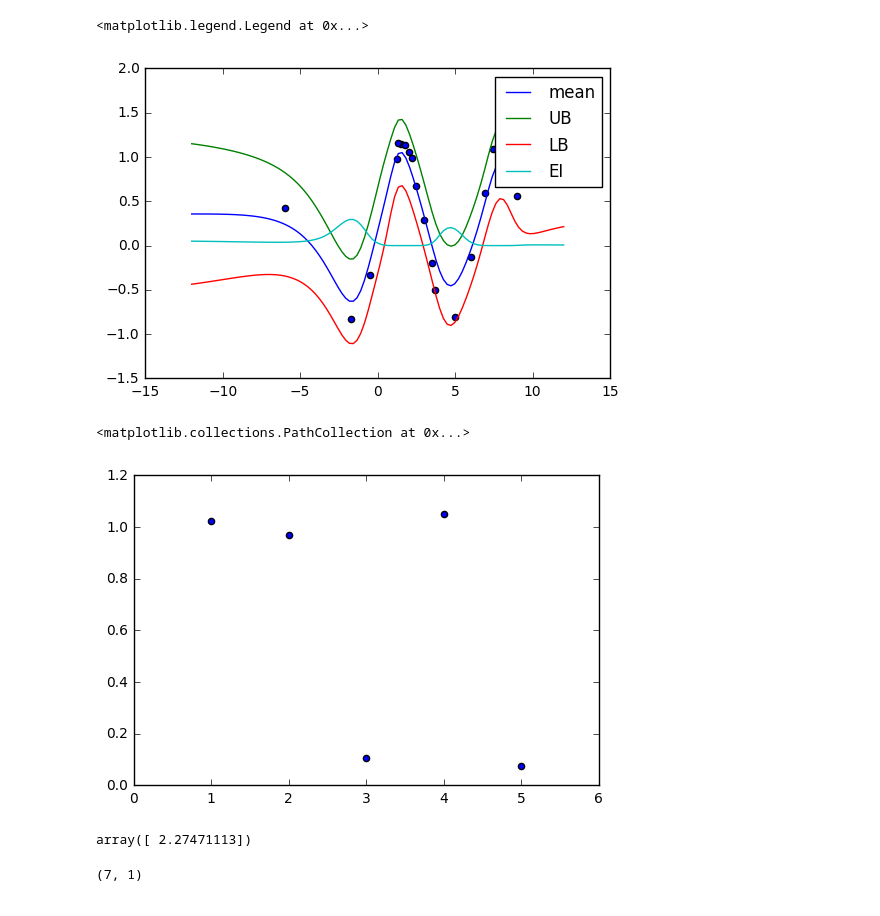
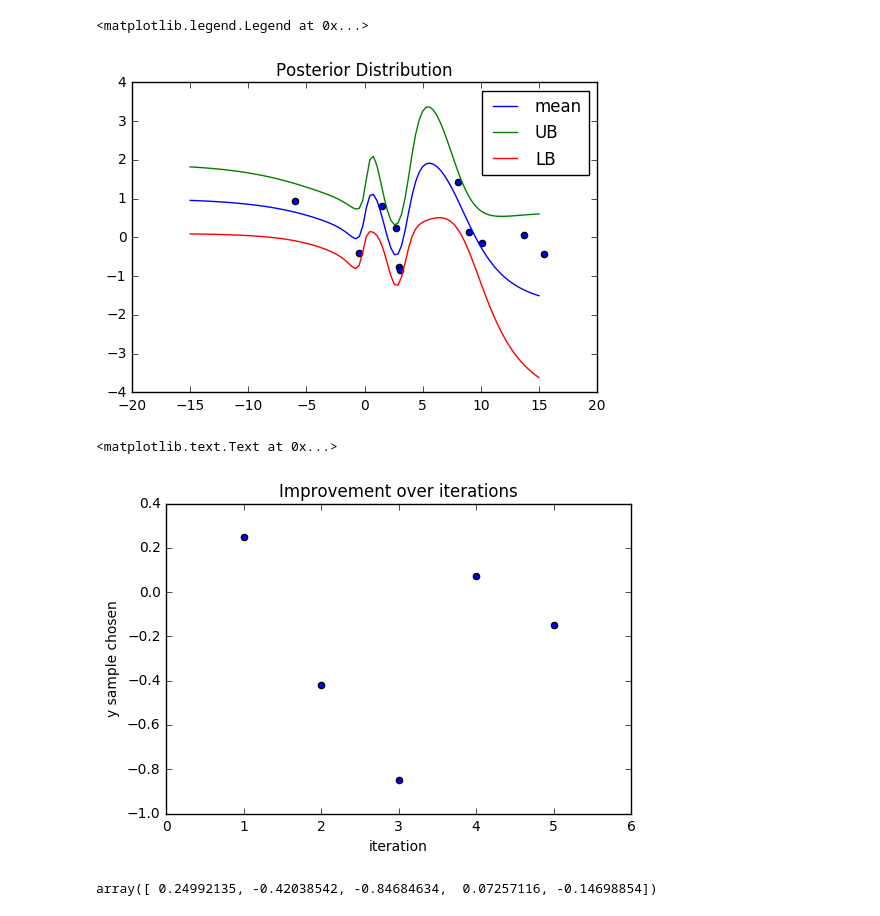
Before and after one commit to Anmol6/DNGO-BO, a Jupyter notebook: dngo.ipynb, the cells around one changed output. Drawn from its saved outputs; the diff is of its cells as text; code cells hidden in the pictures.

```diff
--- a/dngo.ipynb
+++ b/dngo.ipynb
@@ -71,7 +71,7 @@ class model():
 # %%
 def train(xin, out, x_train,y_train, n_epochs, sess):
 
-	Y_train = tf.placeholder(tf.float32, shape=[None,1], name="yyy")
+	Y_train = tf.placeholder(tf.float32, shape=[None,1], name="ytrain")
 	MSEloss = tf.reduce_mean(tf.square(Y_train-out))
 	train = tf.train.AdamOptimizer().minimize(MSEloss)
 	init_op = tf.initialize_all_variables()
@@ -192,11 +194,11 @@ class Bayesian():
 		return -1.0*self._sess.run(self._objective_acq)
 # %%
 def objective(x):
-	y =np.random.rand()/10.0 + np.sin(x)# + np.cos(3*x)
+	y =np.random.rand()/10.0 + np.sin(x) + np.cos(3*x)
 	return y
 
 #train data
-x_train = np.array([-6.0,-0.5, 1.5, 1.75, 2.0,3.0,8.0, 9.0])
+x_train = np.array([-6.0,-0.5, 1.5, 3.0,8.0, 9.0])
 #x_train = [-5.0, -1.0, 4.0, 10.0]
 #np.random.shuffle(x_train)
 y_train = objective(x_train)
@@ -204,7 +206,7 @@ x_train = np.reshape(x_train, (-1,1))
 y_train = np.reshape(y_train, (-1,1))
 
 #test data
-xtest = np.linspace(-12.0,12.0,100)
+xtest = np.linspace(-15.0,15.0,100)
 ytest = objective(xtest)
 xtest = np.reshape(xtest,(-1,1))
 ytest = np.reshape(ytest,(-1,1))
@@ -257,11 +254,11 @@ sigs = np.zeros((num_evals,len(xtest)))
 eis = np.zeros((num_evals,len(xtest)))
 
 
-f, axarr = plt.subplots(int(2*num_evals), figsize = (60,40), sharex=True)
+f, axarr = plt.subplots(int(2*num_evals), figsize = (40,40), sharex=True)
 total_iter=0
 
 while(total_iter<int(num_evals)):
-
+    print("iteration: " + str(total_iter+1))
     #train the basis function
     x_train = np.reshape(x_train,(-1,1))
     y_train = np.reshape(y_train,(-1,1))
@@ -278,10 +275,13 @@ while(total_iter<int(num_evals)):
         m2 = model(train_mode=False)
         m2.load_model(sess2, params_path)
         x_start_p, x_start, y_hat, basis, var_op, basis_dim = m2.get_params()
-        bayes = Bayesian(basis, x_start_p, x_start, x_train, y_train,basis_dim, 3.1,0.6, sess2, var_op)
-        next_xsample = bayes.optimize_acquisition(10*np.random.rand(1,1)-0.5)
+        bayes = Bayesian(basis, x_start_p, x_start, x_train, y_train,basis_dim, 2.1,0.6, sess2, var_op)
+        startx = 10*np.random.rand(1,1)-0.5
+        grad1,grad2, next_xsample = bayes.optimize_acquisition(startx,8000)
         next_ysample = objective(next_xsample)
-
+        print("Grads:")
+        print(grad1)
+        print(grad2)
         bestsofarx[total_iter] = next_xsample
         bestsofary[total_iter] = next_ysample
         x_train = np.append(x_train, next_xsample)
@@ -290,28 +290,25 @@ while(total_iter<int(num_evals)):
         for i in range(len(xtest)):
            y_preds[total_iter,i], sigs[total_iter,i] = bayes.predict([xtest[i]])
            eis[total_iter,i] = bayes.get_ei([xtest[i]])
-    print("iteration: " + str(total_iter))
+
+    print("starting x: " + str(startx))
+    print("optimal x: " + str(next_xsample))
+    print('\n')
 
     axarr[2*total_iter].plot(xtest, y_preds[total_iter,:], label = 'mean')
     axarr[2*total_iter].plot(xtest, y_preds[total_iter,:] + sigs[total_iter,:],label = 'UB')
     axarr[2*total_iter].plot(xtest, y_preds[total_iter,:] - sigs[total_iter,:],label = 'LB')
     axarr[2*total_iter].scatter(x_train, y_train, label = 'data')
     axarr[2*total_iter].legend()
+    axarr[2*total_iter].set_xlabel('x')
+    axarr[2*total_iter].set_ylabel('f(x)')
 
     axarr[2*total_iter+1].plot(xtest, eis[total_iter,:], label = 'EI')
     axarr[2*total_iter+1].scatter(next_xsample, next_ysample, color='r', label = 'next sample')
+    axarr[2*total_iter+1].scatter(startx, objective(startx), color='b', label = 'starting x')
     axarr[2*total_iter+1].legend()
+    axarr[2*total_iter+1].set_xlabel('x')
+    axarr[2*total_iter+1].set_ylabel('EI(x)')
 
-    #axarr[total_iter]
-    '''
-    x_train = np.append(x_train, next_xsample)
-    y_train = np.append(y_train, next_ysample)
-    axarr[i].scatter(x_train, y_train)
-    axarr[i].plot(xtest, ytest + sigs)
-    axarr[i].plot(xtest, ytest - sigs)
-    axarr[i].fill_between(xtest[:,0], eis[:,0])
-    print(i)
-    i = i+1
-    '''
     total_iter+=1
 # %% [output]
@@ -324,29 +333,28 @@ iteration: 4
 # %%
 #plt.plot(xtest, eis[0,:])
 eis
 plt.plot(xtest,y_preds[0,:], label = 'mean')
 plt.plot(xtest,y_preds[0,:] + sigs[0,:], label = 'UB')
 plt.plot(xtest,y_preds[0,:] - sigs[0,:], label = 'LB')
-plt.plot(xtest, eis[0,:], label = 'EI')
 plt.scatter(x_train, y_train)
+plt.title('Posterior Distribution')
 plt.legend()
 # %% [output]
 <matplotlib.legend.Legend at 0x...>
-[figure, old version]
+[figure, new version]
 # %%
 plt.scatter([1,2,3,4,5], bestsofary)
+plt.xlabel("iteration")
+plt.ylabel("y sample chosen")
+plt.title("Improvement over iterations")
 # %% [output]
-<matplotlib.collections.PathCollection at 0x...>
+<matplotlib.text.Text at 0x...>
-[figure, old version]
+[figure, new version]
-# %%
-bestsofarx
-# %% [output]
-array([ 2.27471113])
+# %%
+bestsofary
+# %% [output]
+array([ 0.24992135, -0.42038542, -0.84684634,  0.07257116, -0.14698854])
 # %%
 f, axarr = plt.subplots(3, sharex=True,figsize=(15,15))
 axarr[0].scatter(xtest,ytest)
 axarr[1].fill_between(x_train[:,0], y_train[:,0]+2, y_train[:,0]-2)
-# %%
-axarr.
-# %% [output]
-(7, 1)
```
Also changed, not shown: parts of 5 cells of this notebook.
